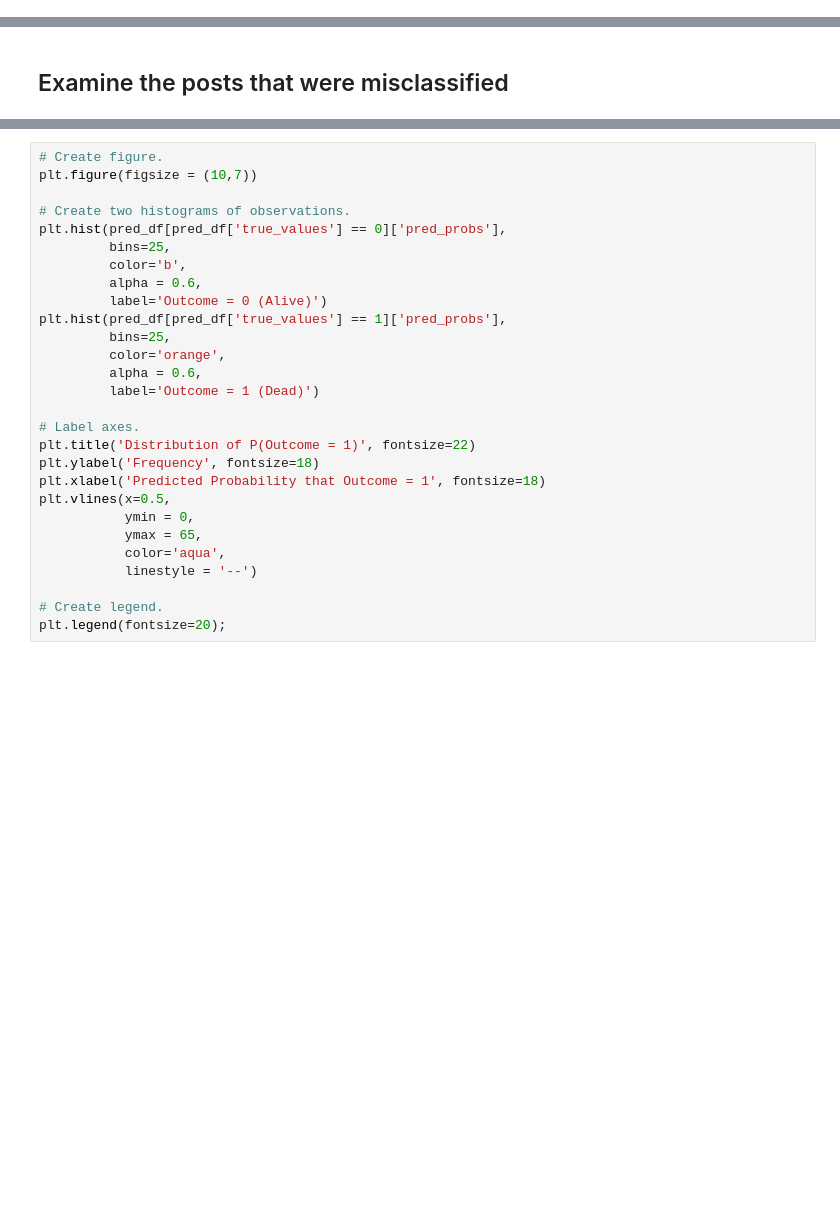
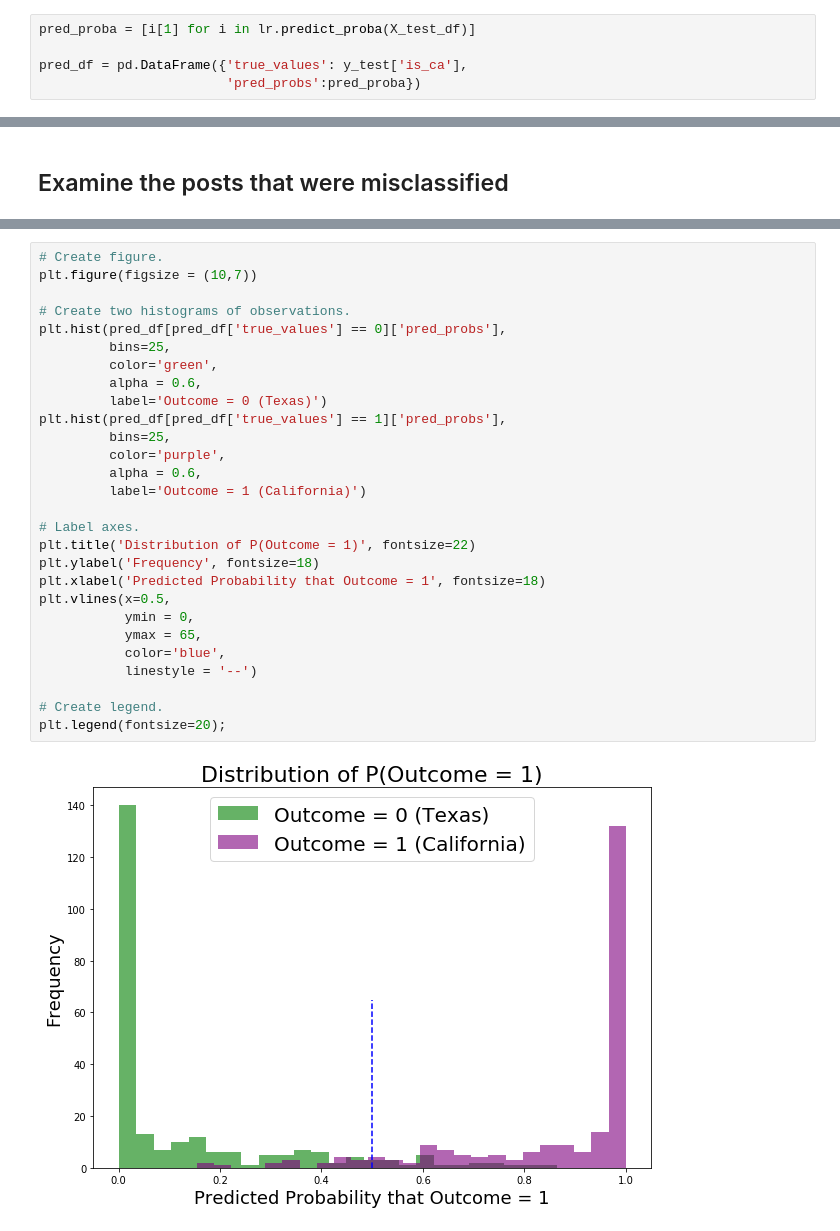
Before and after one commit to pwalesdi/GA_Project_3, a Jupyter notebook: Project_3_Data_Modeling.ipynb, the cells around one changed output, grey strips where cells are left out. Saved outputs shown, nothing was run; the diff lists cells and outputs as text; blank space fills up the shorter version.

```diff
--- a/Project_3_Data_Modeling.ipynb
+++ b/Project_3_Data_Modeling.ipynb
@@ -211,2 +208,7 @@ print(f'Logreg predicted probabilities: {lr.predict_proba(X_train_df.head())}')
+# %%
+pred_proba = [i[1] for i in lr.predict_proba(X_test_df)]
+
+pred_df = pd.DataFrame({'true_values': y_test['is_ca'],
+                        'pred_probs':pred_proba})
 # %%
 preds = lr.predict(X_test_df)
@@ -343,28 +382,30 @@ print(df_reddit['title'][82])
 # %%
 # Create figure.
 plt.figure(figsize = (10,7))
 
 # Create two histograms of observations.
 plt.hist(pred_df[pred_df['true_values'] == 0]['pred_probs'],
          bins=25,
-         color='b',
+         color='green',
          alpha = 0.6,
-         label='Outcome = 0 (Alive)')
+         label='Outcome = 0 (Texas)')
 plt.hist(pred_df[pred_df['true_values'] == 1]['pred_probs'],
          bins=25,
-         color='orange',
+         color='purple',
          alpha = 0.6,
-         label='Outcome = 1 (Dead)')
+         label='Outcome = 1 (California)')
 
 # Label axes.
 plt.title('Distribution of P(Outcome = 1)', fontsize=22)
 plt.ylabel('Frequency', fontsize=18)
 plt.xlabel('Predicted Probability that Outcome = 1', fontsize=18)
 plt.vlines(x=0.5,
            ymin = 0,
            ymax = 65,
-           color='aqua',
+           color='blue',
            linestyle = '--')
 
 # Create legend.
 plt.legend(fontsize=20);
+# %% [output]
+[figure, added]
```
Also changed, not shown: parts of 19 cells of this notebook, 5 other files.
